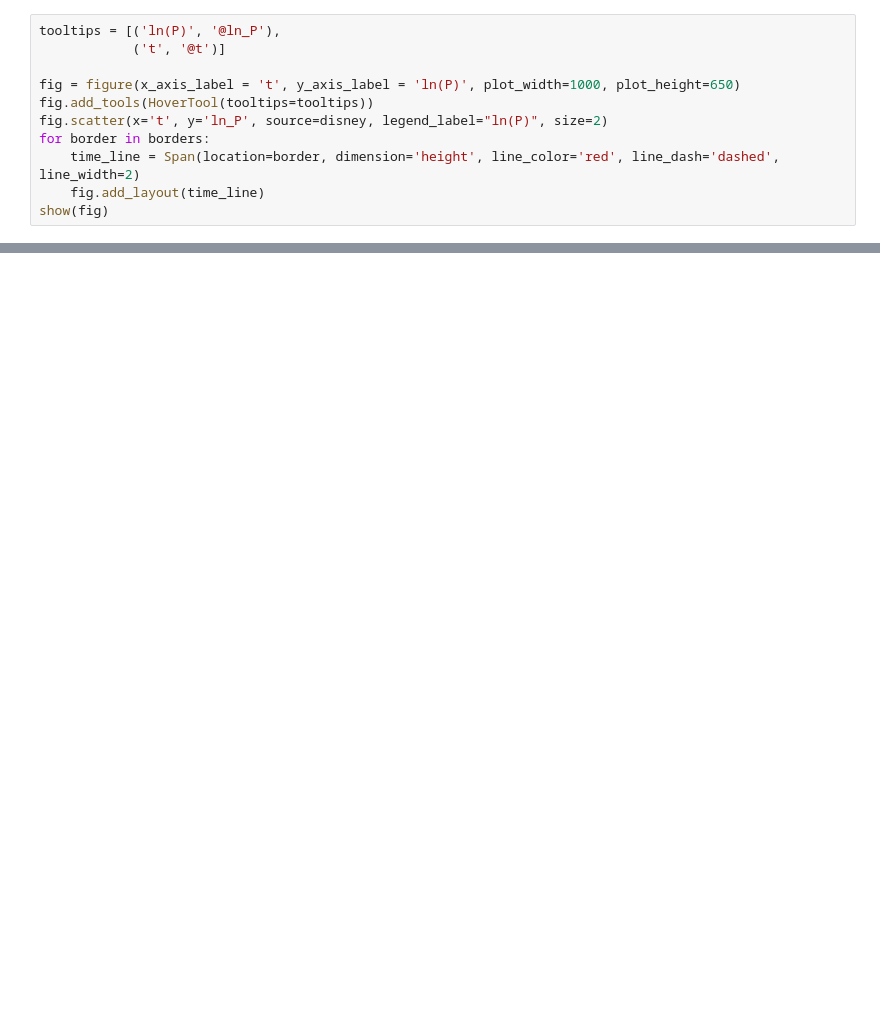
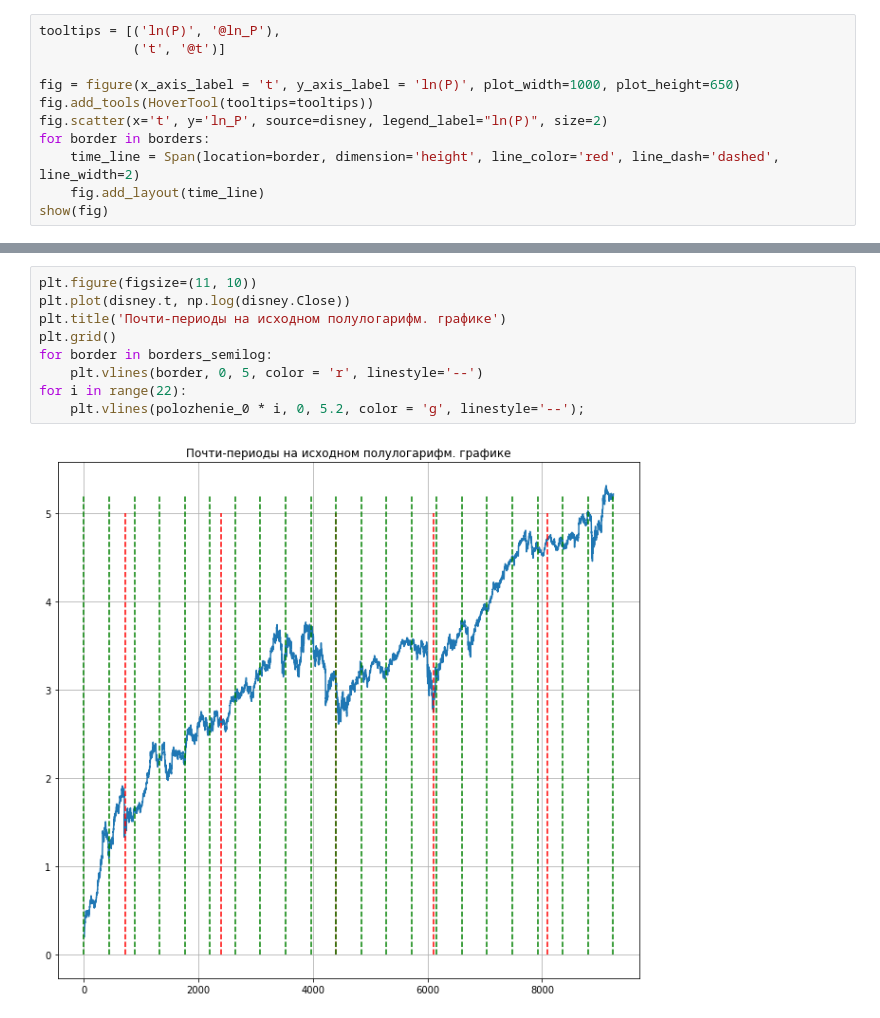
Before and after one commit to ValeriaGruzilova/-, a Jupyter notebook: Disney_analisys.ipynb, the cells around one changed output, grey strips where cells are left out. Cells and saved outputs as stored; diff of their text form; blank space fills up the shorter version.

```diff
--- a/Disney_analisys.ipynb
+++ b/Disney_analisys.ipynb
@@ -416,0 +417,11 @@ for border in borders_semilog:
+# %%
+plt.figure(figsize=(11, 10))
+plt.plot(disney.t, np.log(disney.Close))
+plt.title('Почти-периоды на исходном полулогарифм. графике')
+plt.grid()
+for border in borders_semilog:
+    plt.vlines(border, 0, 5, color = 'r', linestyle='--')
+for i in range(22):
+    plt.vlines(polozhenie_0 * i, 0, 5.2, color = 'g', linestyle='--');
+# %% [output]
+[figure, added]
```
Also changed, not shown: parts of 13 cells of this notebook, 2 other files.
